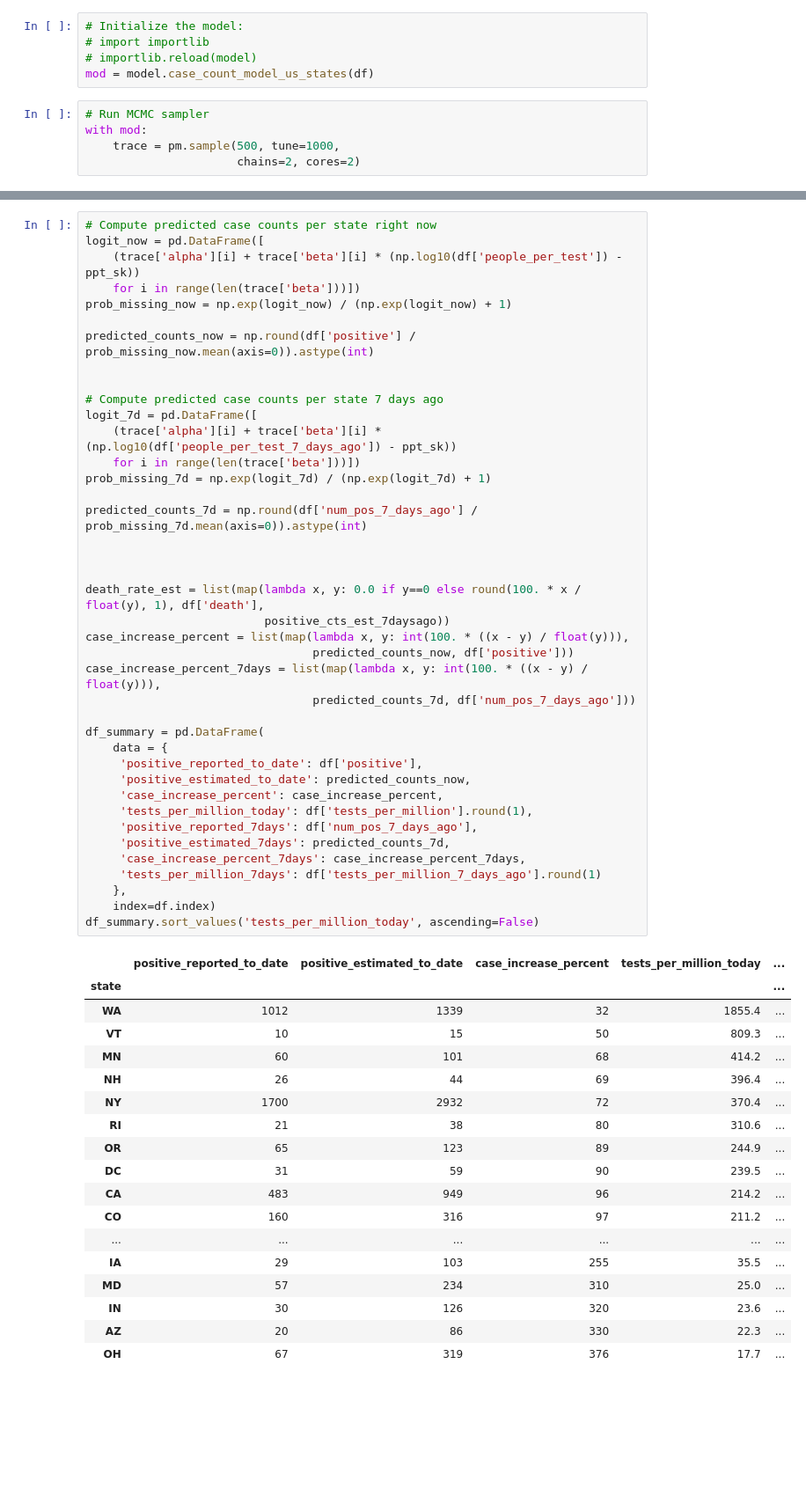
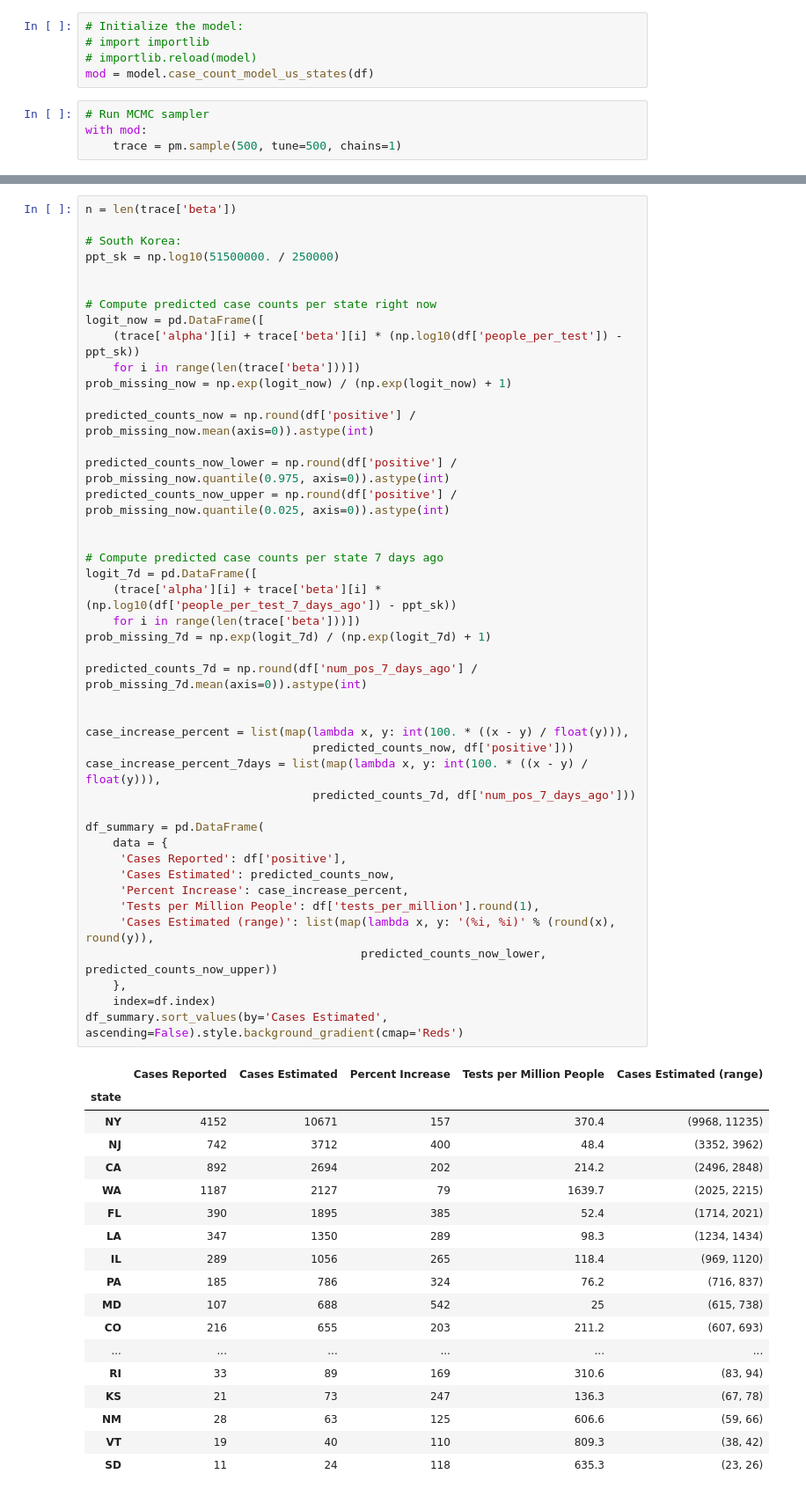
Before and after one commit to jwrichar/COVID19-mortality, a Jupyter notebook: State-wise Unreported COVID-19 Cases in the U.S..ipynb, the cells around one changed output, grey strips where cells are left out. Shown: that part at 88% size. Drawn from its saved outputs; the diff is of its cells as text; blank space fills up the shorter version.

```diff
--- a/State-wise Unreported COVID-19 Cases in the U.S..ipynb
+++ b/State-wise Unreported COVID-19 Cases in the U.S..ipynb
@@ -53,8 +52,7 @@ mod = model.case_count_model_us_states(df)
 # %%
 # Run MCMC sampler
 with mod:
-    trace = pm.sample(500, tune=1000,
-                      chains=2, cores=2)
+    trace = pm.sample(500, tune=500, chains=1)
 # %% [output]
 Auto-assigning NUTS sampler...
 Initializing NUTS using jitter+adapt_diag...
@@ -95,62 +98,66 @@ ax=plt.plot(df['people_per_test_7_days_ago'], np.zeros(len(df)), marker='|', col
 # %%
+n = len(trace['beta'])
+
+# South Korea:
+ppt_sk = np.log10(51500000. / 250000)
+
+
 # Compute predicted case counts per state right now
 logit_now = pd.DataFrame([
     (trace['alpha'][i] + trace['beta'][i] * (np.log10(df['people_per_test']) - ppt_sk))
     for i in range(len(trace['beta']))])
 prob_missing_now = np.exp(logit_now) / (np.exp(logit_now) + 1)
 
 predicted_counts_now = np.round(df['positive'] / prob_missing_now.mean(axis=0)).astype(int)
+
+predicted_counts_now_lower = np.round(df['positive'] / prob_missing_now.quantile(0.975, axis=0)).astype(int)
+predicted_counts_now_upper = np.round(df['positive'] / prob_missing_now.quantile(0.025, axis=0)).astype(int)
 
 
 # Compute predicted case counts per state 7 days ago
 logit_7d = pd.DataFrame([
     (trace['alpha'][i] + trace['beta'][i] * (np.log10(df['people_per_test_7_days_ago']) - ppt_sk))
     for i in range(len(trace['beta']))])
 prob_missing_7d = np.exp(logit_7d) / (np.exp(logit_7d) + 1)
 
 predicted_counts_7d = np.round(df['num_pos_7_days_ago'] / prob_missing_7d.mean(axis=0)).astype(int)
 
 
-
-death_rate_est = list(map(lambda x, y: 0.0 if y==0 else round(100. * x / float(y), 1), df['death'],
-                          positive_cts_est_7daysago))
 case_increase_percent = list(map(lambda x, y: int(100. * ((x - y) / float(y))),
                                  predicted_counts_now, df['positive']))
 case_increase_percent_7days = list(map(lambda x, y: int(100. * ((x - y) / float(y))),
                                  predicted_counts_7d, df['num_pos_7_days_ago']))
 
 df_summary = pd.DataFrame(
     data = {
-     'positive_reported_to_date': df['positive'],
-     'positive_estimated_to_date': predicted_counts_now,
-     'case_increase_percent': case_increase_percent,
-     'tests_per_million_today': df['tests_per_million'].round(1),
-     'positive_reported_7days': df['num_pos_7_days_ago'],
-     'positive_estimated_7days': predicted_counts_7d,
-     'case_increase_percent_7days': case_increase_percent_7days,
-     'tests_per_million_7days': df['tests_per_million_7_days_ago'].round(1)
+     'Cases Reported': df['positive'],
+     'Cases Estimated': predicted_counts_now,
+     'Percent Increase': case_increase_percent,
+     'Tests per Million People': df['tests_per_million'].round(1),
+     'Cases Estimated (range)': list(map(lambda x, y: '(%i, %i)' % (round(x), round(y)),
+                                        predicted_counts_now_lower, predicted_counts_now_upper))
     },
     index=df.index)
-df_summary.sort_values('tests_per_million_today', ascending=False)
+df_summary.sort_values(by='Cases Estimated', ascending=False).style.background_gradient(cmap='Reds')
 # %% [output]
-|  | positive_reported_to_date | positive_estimated_to_date | case_increase_percent | tests_per_million_today | ... |
-| state |  |  |  |  | ... |
-| WA | 1012 | 1339 | 32 | 1855.4 | ... |
-| VT | 10 | 15 | 50 | 809.3 | ... |
-| MN | 60 | 101 | 68 | 414.2 | ... |
-| NH | 26 | 44 | 69 | 396.4 | ... |
-| NY | 1700 | 2932 | 72 | 370.4 | ... |
-| RI | 21 | 38 | 80 | 310.6 | ... |
-| OR | 65 | 123 | 89 | 244.9 | ... |
-| DC | 31 | 59 | 90 | 239.5 | ... |
-| CA | 483 | 949 | 96 | 214.2 | ... |
-| CO | 160 | 316 | 97 | 211.2 | ... |
+|  | Cases Reported | Cases Estimated | Percent Increase | Tests per Million People | Cases Estimated (range) |
+| state |  |  |  |  |  |
+| NY | 4152 | 10671 | 157 | 370.4 | (9968, 11235) |
+| NJ | 742 | 3712 | 400 | 48.4 | (3352, 3962) |
+| CA | 892 | 2694 | 202 | 214.2 | (2496, 2848) |
+| WA | 1187 | 2127 | 79 | 1639.7 | (2025, 2215) |
+| FL | 390 | 1895 | 385 | 52.4 | (1714, 2021) |
+| LA | 347 | 1350 | 289 | 98.3 | (1234, 1434) |
+| IL | 289 | 1056 | 265 | 118.4 | (969, 1120) |
+| PA | 185 | 786 | 324 | 76.2 | (716, 837) |
+| MD | 107 | 688 | 542 | 25 | (615, 738) |
+| CO | 216 | 655 | 203 | 211.2 | (607, 693) |
 | ... | ... | ... | ... | ... | ... |
-| IA | 29 | 103 | 255 | 35.5 | ... |
-| MD | 57 | 234 | 310 | 25.0 | ... |
-| IN | 30 | 126 | 320 | 23.6 | ... |
-| AZ | 20 | 86 | 330 | 22.3 | ... |
-| OH | 67 | 319 | 376 | 17.7 | ... |
+| RI | 33 | 89 | 169 | 310.6 | (83, 94) |
+| KS | 21 | 73 | 247 | 136.3 | (67, 78) |
+| NM | 28 | 63 | 125 | 606.6 | (59, 66) |
+| VT | 19 | 40 | 110 | 809.3 | (38, 42) |
+| SD | 11 | 24 | 118 | 635.3 | (23, 26) |
 # %%
 from datetime import datetime
 print("Total for the United States on %s:" % str(datetime.today())[:10])
```
Also changed, not shown: parts of 8 cells of this notebook, 2 other files.
